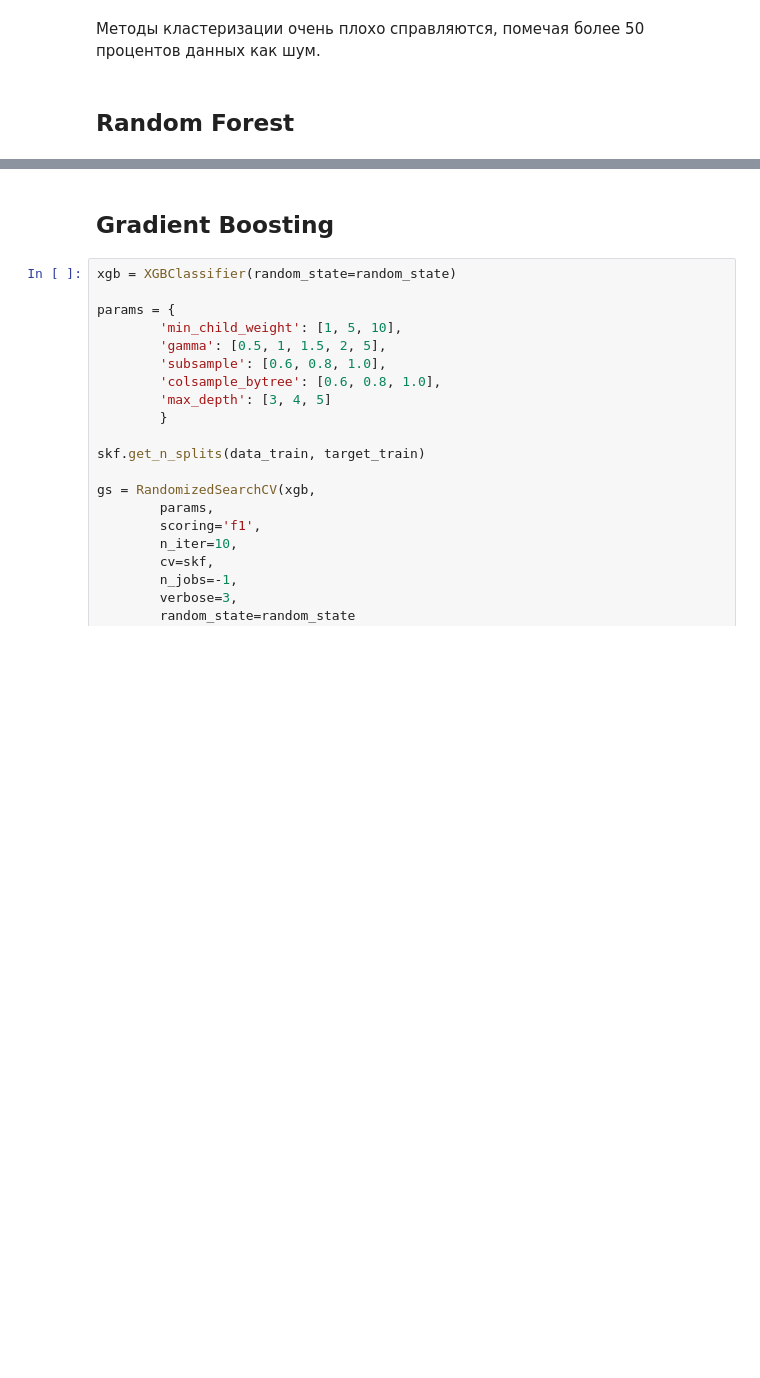
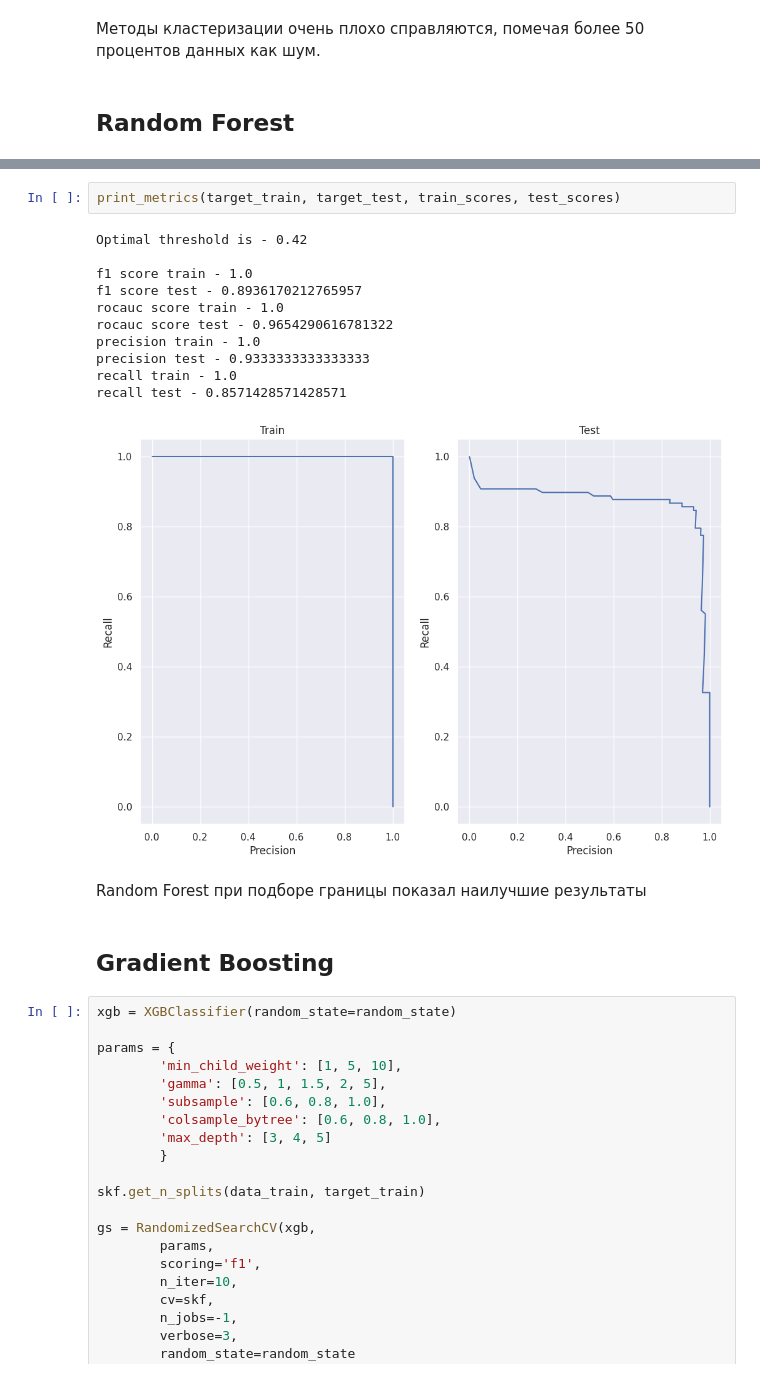
Before and after one commit to nokiroki/Coursework_copy, a Jupyter notebook: notebooks/linear_model.ipynb, the cells around one changed output, grey strips where cells are left out. Saved outputs shown, nothing was run; the diff lists cells and outputs as text; blank space fills up the shorter version.

```diff
--- a/notebooks/linear_model.ipynb
+++ b/notebooks/linear_model.ipynb
@@ -469,3 +517,19 @@ Bagging показал довольно неплохой результат, н
+# %%
+print_metrics(target_train, target_test, train_scores, test_scores)
+# %% [output]
+Optimal threshold is - 0.42
+
+f1 score train - 1.0
+f1 score test - 0.8936170212765957
+rocauc score train - 1.0
+rocauc score test - 0.9654290616781322
+precision train - 1.0
+precision test - 0.9333333333333333
+recall train - 1.0
+recall test - 0.8571428571428571
+[figure, added]
+# %% [markdown]
+Random Forest при подборе границы показал наилучшие результаты
 # %% [markdown]
 ## Gradient Boosting
 # %%
```
Also changed, not shown: parts of 39 cells of this notebook, 23 other files.
